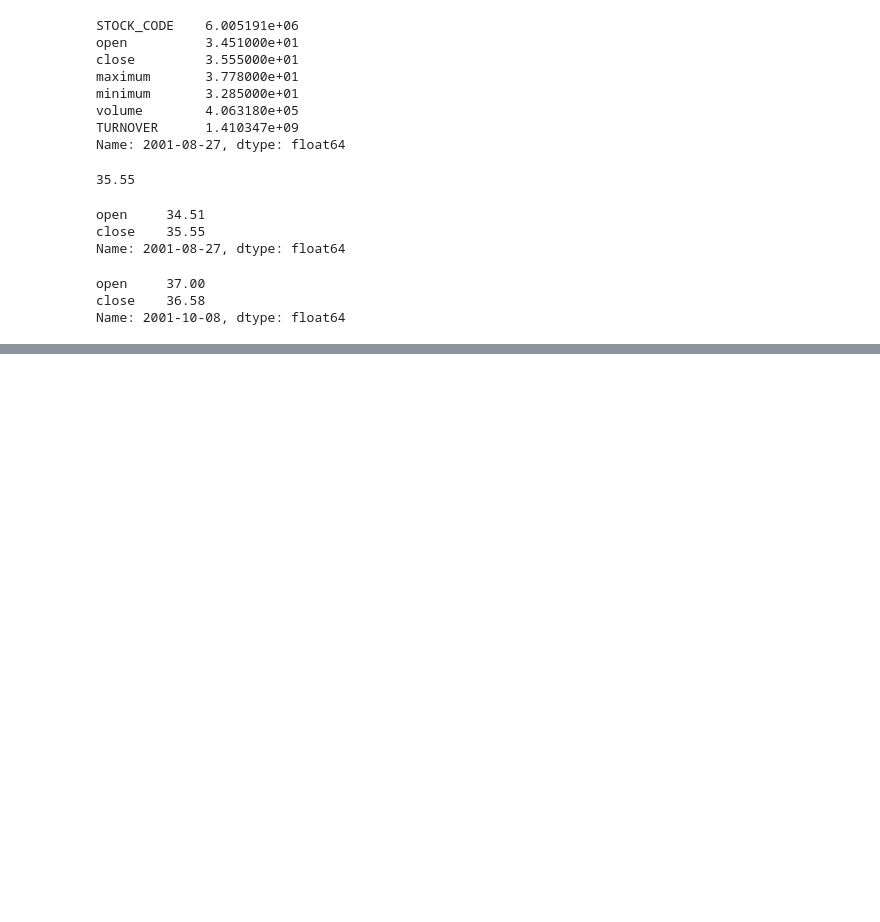
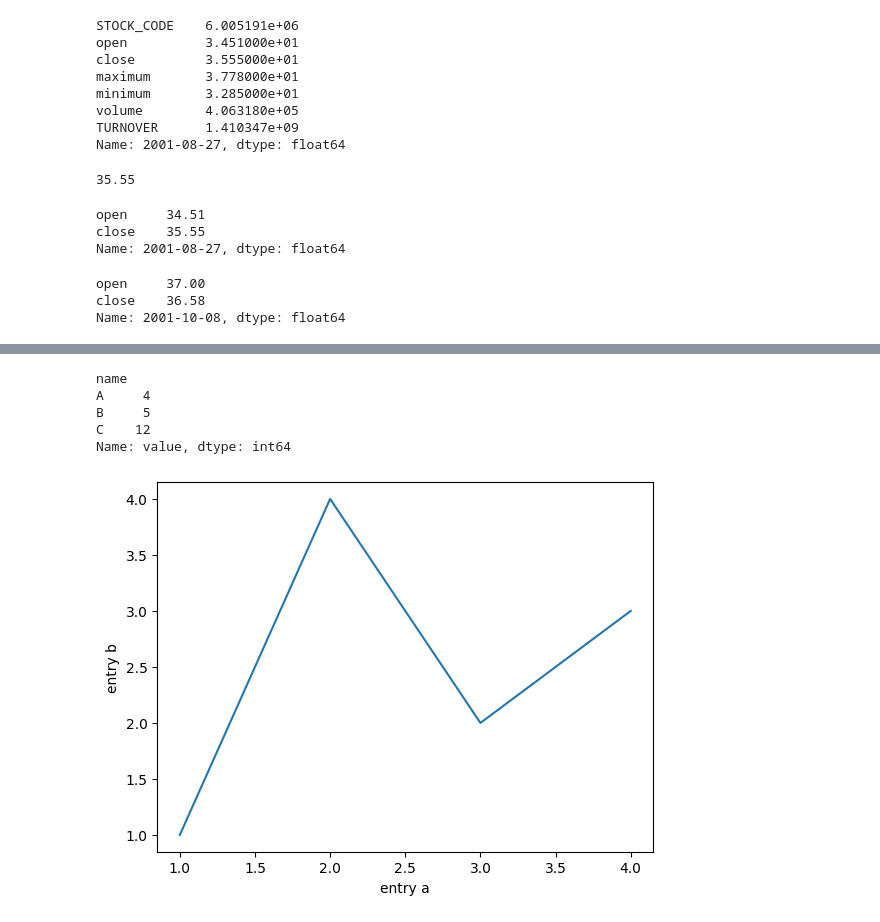
Before and after one commit to 1223351431/AnnCLOUDS, a Jupyter notebook: 05-dataframe.ipynb, the cells around one changed output, grey strips where cells are left out. Saved outputs shown, nothing was run; the diff lists cells and outputs as text; code cells hidden in the pictures; blank space fills up the shorter version.

```diff
--- a/05-dataframe.ipynb
+++ b/05-dataframe.ipynb
@@ -149,0 +265,10 @@ Name: 2001-10-08, dtype: float64
+# %%
+df = pd.DataFrame({"name": ["A","B","C","B","C","A","C"],
+                   "value": [1,3,7,2,4,3,1]})
+df.groupby("name")["value"].sum()
+# %% [output]
+name
+A     4
+B     5
+C    12
+Name: value, dtype: int64
@@ -149,0 +277,11 @@ Name: 2001-10-08, dtype: float64
+# %%
+x = [1,2,3,4]
+y = [1,4,2,3]
+# %%
+fig, ax = plt.subplots()
+ax.plot(x,y)
+ax.set_xlabel('entry a')
+ax.set_ylabel('entry b')
+plt.show()
+# %% [output]
+[figure, added]
```
Also changed, not shown: parts of 12 cells of this notebook.
